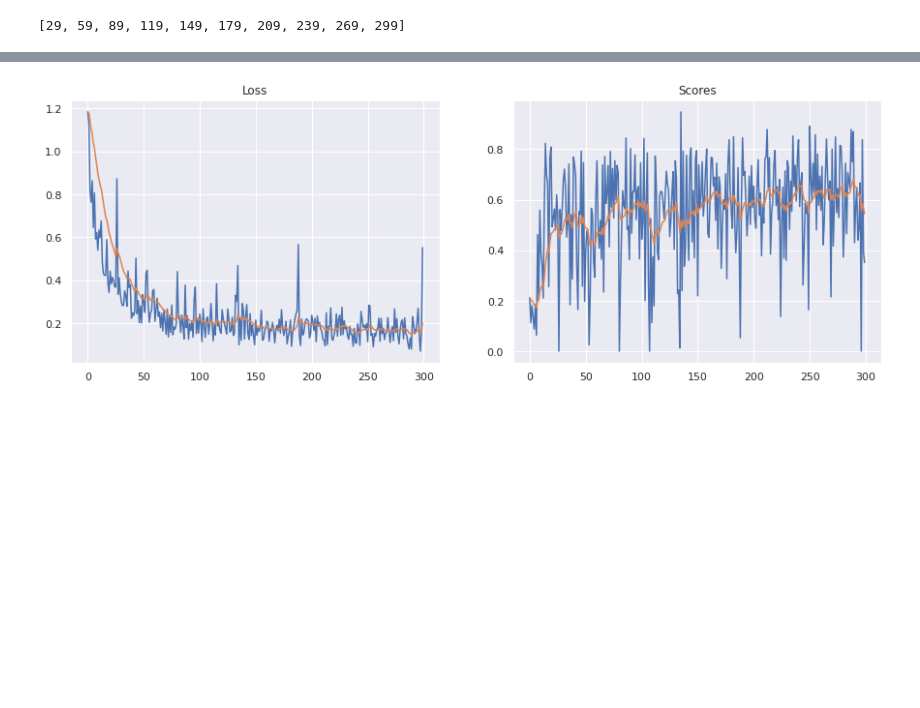
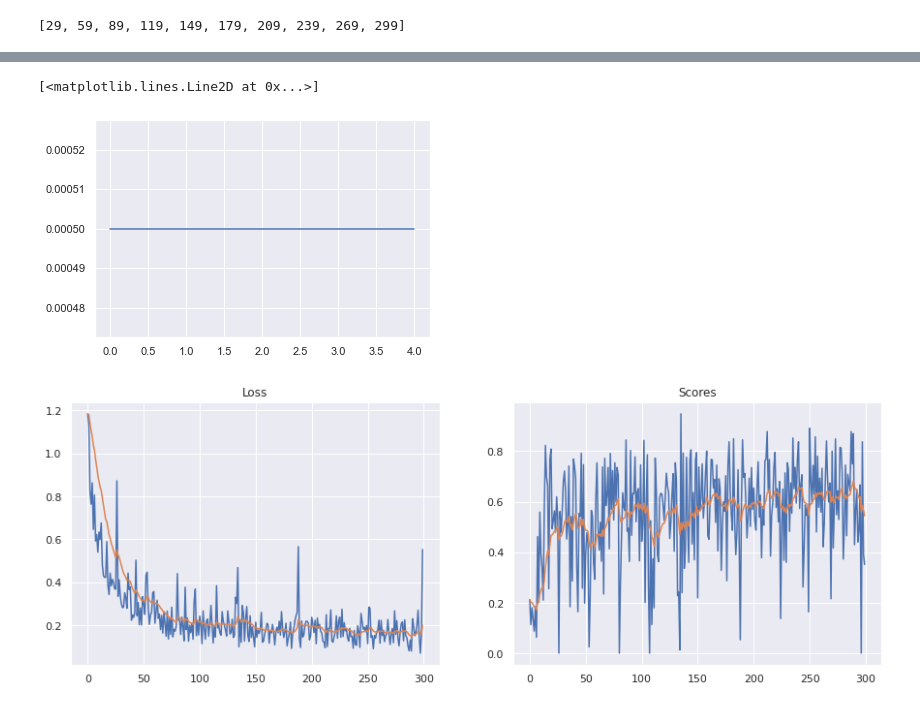
Before and after one commit to MIchaelKa/detect-flood-water, a Jupyter notebook: detect-flood-water-train.ipynb, the cells around one changed output, grey strips where cells are left out. Saved outputs shown, nothing was run; the diff lists cells and outputs as text; code cells hidden in the pictures; blank space fills up the shorter version.

```diff
--- a/detect-flood-water-train.ipynb
+++ b/detect-flood-water-train.ipynb
@@ -528,6 +557,14 @@ def get_model():
 
     return model
 # %%
+scheduler_params = dict(
+    name = 'MultiStepLR', # MultiStepLR OneCycleLR None
+
+    # MultiStepLR
+    milestones = [1, 2, 3],
+    gamma = 0.5,
+)
+
 debug_params = dict(
     reduce_train=True,
     train_number=20,
@@ -537,6 +574,10 @@ debug_params = dict(
     batch_size_valid=2,
     max_iter=5,
     valid_iters=[1, 3, 4],
+
+    scheduler_params=scheduler_params,
+
+    save_model=False,
 )
 # %%
 small_dataset_params = dict(
@@ -595,7 +656,7 @@ params = dict(
     verbose=True
 )
 
-params.update(full_params) # full_params, debug_params, small_dataset_params
+params.update(debug_params) # full_params, debug_params, small_dataset_params
 # %%
 params
 # %% [output]
@@ -614,6 +677,7 @@ params
 # %%
 other_params = dict(
-    valid_iters=valid_iters
+    valid_iters=valid_iters,
+#     scheduler_params=scheduler_params
 )
 params.update(other_params)
 # %%
@@ -644,3 +709,8 @@ train_info = run(model, device, **params)
+# %%
+plt.plot(train_info['lr_history'])
+# %% [output]
+[<matplotlib.lines.Line2D at 0x...>]
+[figure, added]
 # %%
 loss_meter = train_info['train_loss_meter']
 score_meter = train_info['train_score_meter']
```
Also changed, not shown: parts of 12 cells of this notebook, 3 other files.
